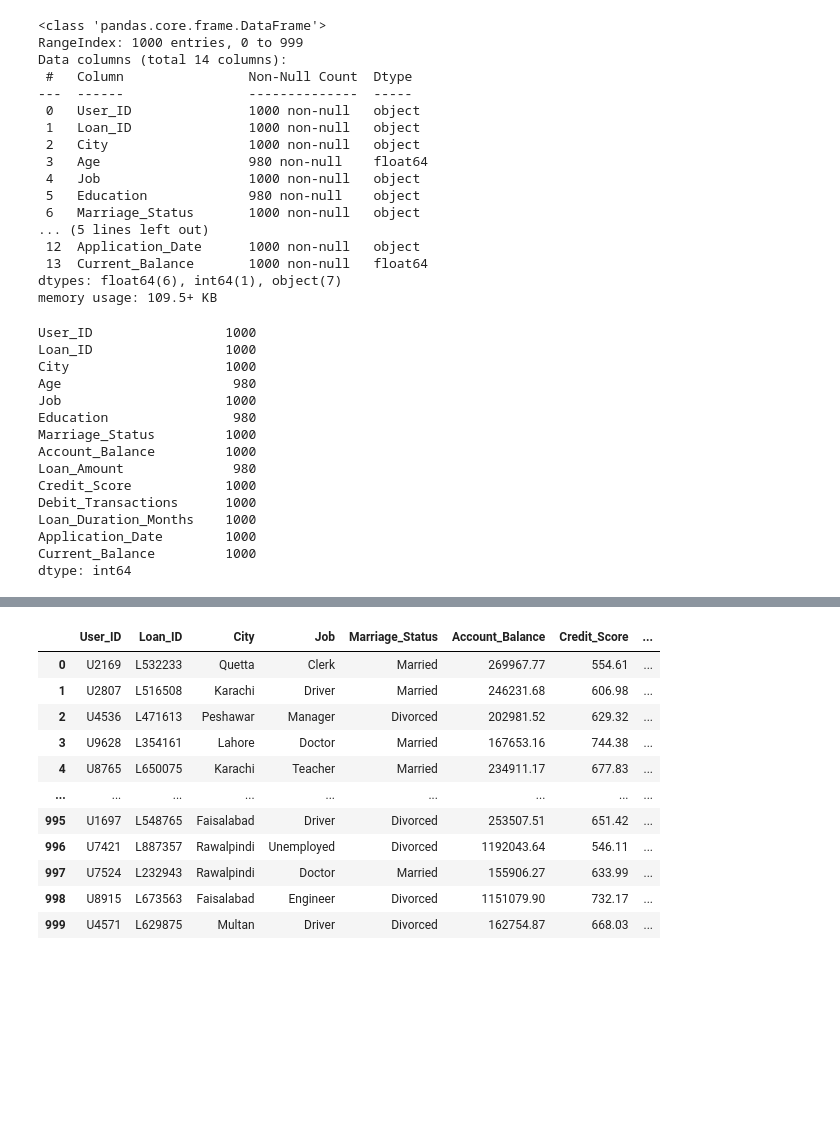
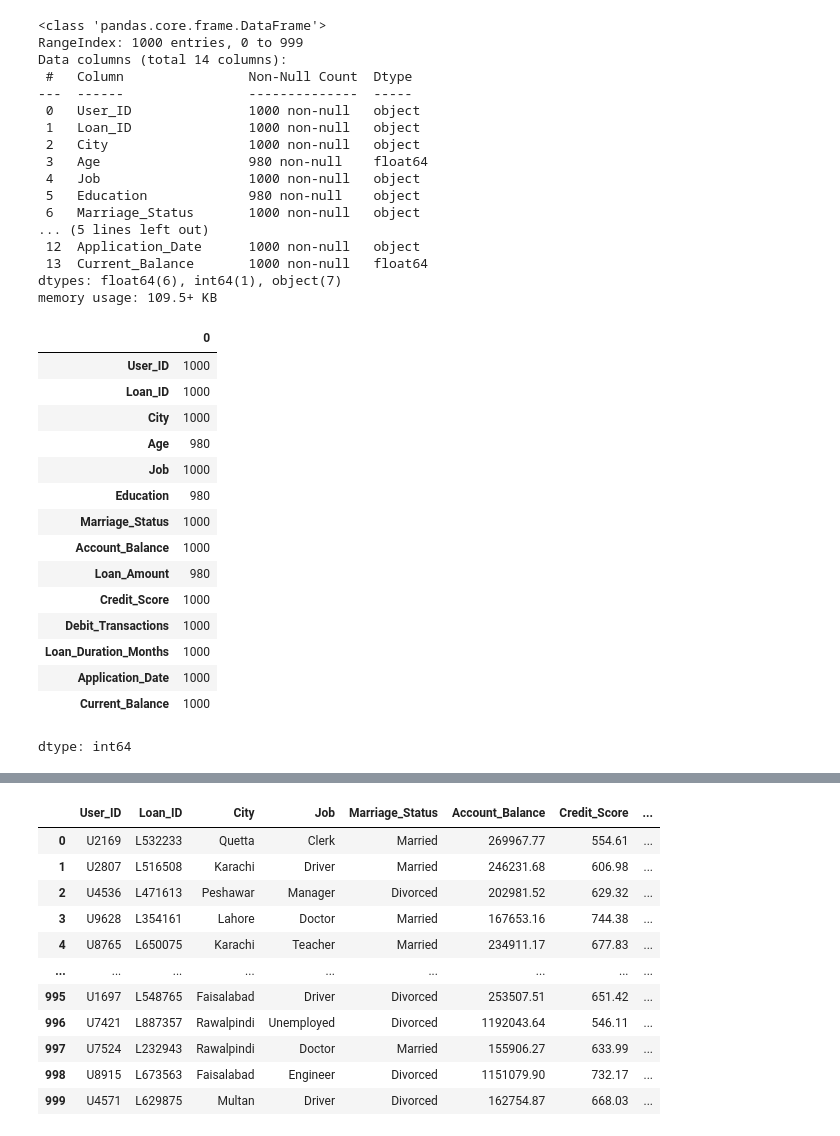
Before and after one commit to poojashelke8/Data_Science, a Jupyter notebook: Data_practice/Libraries/Pandas/initial.ipynb, the cells around one changed output, grey strips where cells are left out. Drawn from its saved outputs; the diff is of its cells as text; code cells hidden in the pictures; blank space fills up the shorter version.

```diff
--- a/Data_practice/Libraries/Pandas/initial.ipynb
+++ b/Data_practice/Libraries/Pandas/initial.ipynb
@@ -74,43 +83,45 @@ loan_data = pd.read_csv(
 # %%
 # missing Values
-
+loan_data = pd.read_csv("Outlier_Loan_dataset.csv")
+loan_data.head()
 
 # loan_data.isna()
 # loan_data.isnull()
 loan_data.info()
 loan_data.count()
 # %% [output]
 <class 'pandas.core.frame.DataFrame'>
 RangeIndex: 1000 entries, 0 to 999
 Data columns (total 14 columns):
  #   Column                Non-Null Count  Dtype
 ---  ------                --------------  -----
  0   User_ID               1000 non-null   object
  1   Loan_ID               1000 non-null   object
  2   City                  1000 non-null   object
  3   Age                   980 non-null    float64
  4   Job                   1000 non-null   object
  5   Education             980 non-null    object
  6   Marriage_Status       1000 non-null   object
 ... (5 lines left out)
  12  Application_Date      1000 non-null   object
  13  Current_Balance       1000 non-null   float64
 dtypes: float64(6), int64(1), object(7)
 memory usage: 109.5+ KB
+|  | 0 |
+| User_ID | 1000 |
+| Loan_ID | 1000 |
+| City | 1000 |
+| Age | 980 |
+| Job | 1000 |
+| Education | 980 |
+| Marriage_Status | 1000 |
+| Account_Balance | 1000 |
+| Loan_Amount | 980 |
+| Credit_Score | 1000 |
+| Debit_Transactions | 1000 |
+| Loan_Duration_Months | 1000 |
+| Application_Date | 1000 |
+| Current_Balance | 1000 |
-User_ID                 1000
-Loan_ID                 1000
-City                    1000
-Age                      980
-Job                     1000
-Education                980
-Marriage_Status         1000
-Account_Balance         1000
-Loan_Amount              980
-Credit_Score            1000
-Debit_Transactions      1000
-Loan_Duration_Months    1000
-Application_Date        1000
-Current_Balance         1000
 dtype: int64
 # %%
 # can fill or clean data as per requirement
```
Also changed, not shown: parts of 9 cells of this notebook.
